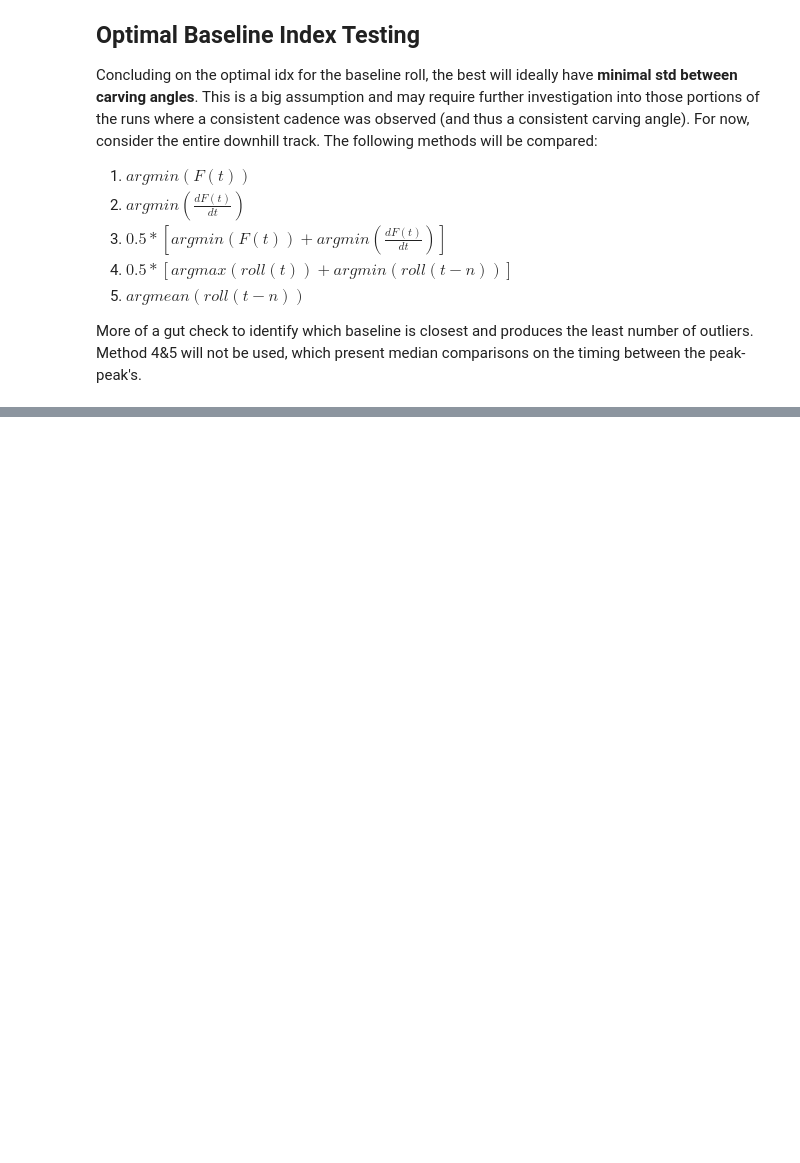
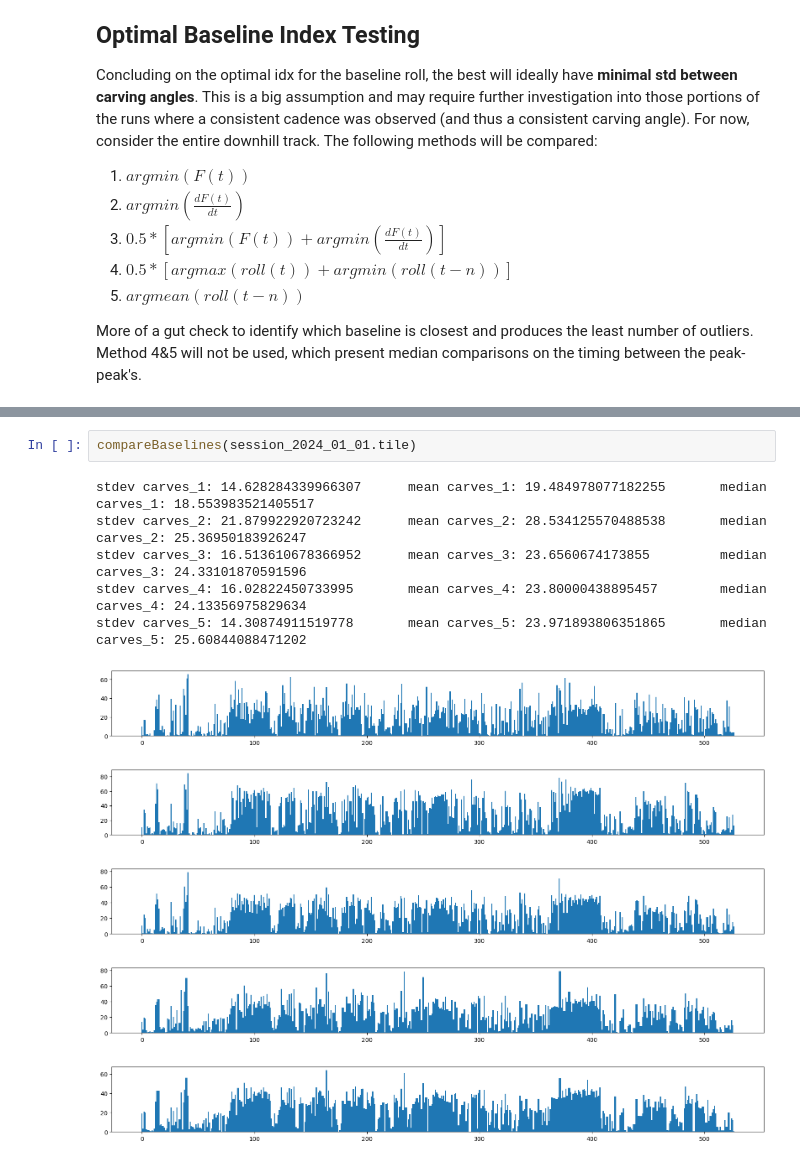
Before and after one commit to Nagillimi/Skiing-Logging, a Jupyter notebook: notebooks/turn_identification_2.ipynb, the cells around one changed output, grey strips where cells are left out. Cells and saved outputs as stored; diff of their text form; blank space fills up the shorter version.

```diff
--- a/notebooks/turn_identification_2.ipynb
+++ b/notebooks/turn_identification_2.ipynb
@@ -78,0 +76,13 @@ stdBarPlot(carves_5)
+# %%
+compareBaselines(session_2024_01_01.tile)
+# %% [output]
+stdev carves_1: 14.628284339966307      mean carves_1: 19.484978077182255       median carves_1: 18.553983521405517
+stdev carves_2: 21.879922920723242      mean carves_2: 28.534125570488538       median carves_2: 25.36950183926247
+stdev carves_3: 16.513610678366952      mean carves_3: 23.6560674173855         median carves_3: 24.33101870591596
+stdev carves_4: 16.02822450733995       mean carves_4: 23.80000438895457        median carves_4: 24.13356975829634
+stdev carves_5: 14.30874911519778       mean carves_5: 23.971893806351865       median carves_5: 25.60844088471202
+[figure, added]
+[figure, added]
+[figure, added]
+[figure, added]
+[figure, added]
```
Also changed, not shown: parts of 13 cells of this notebook, 29 other files.
